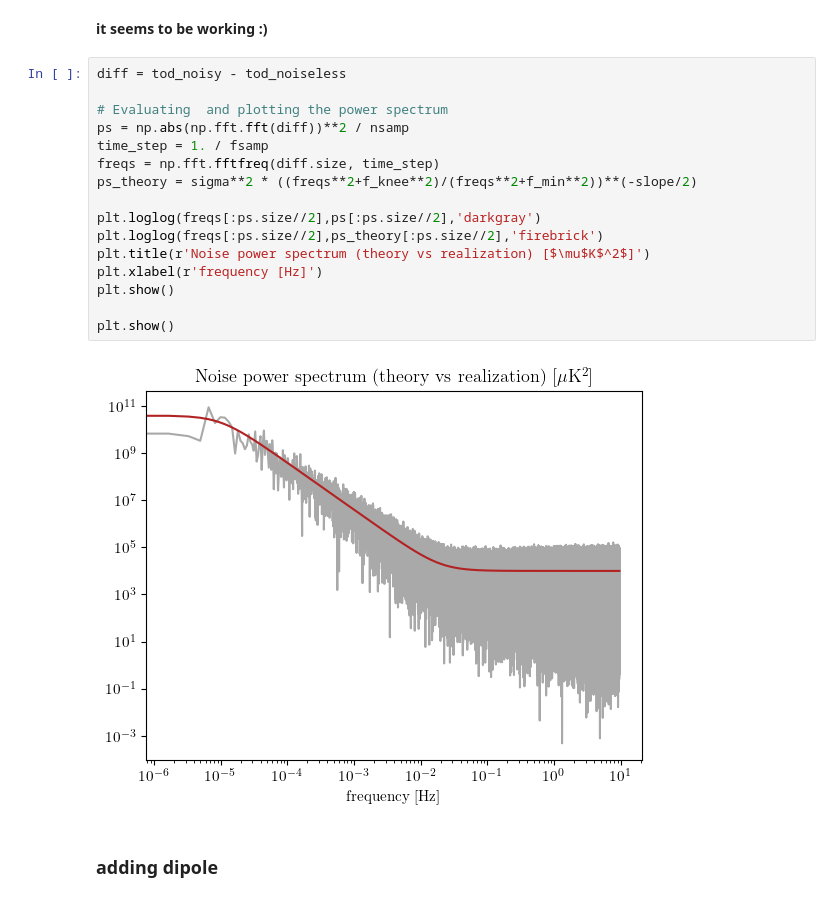
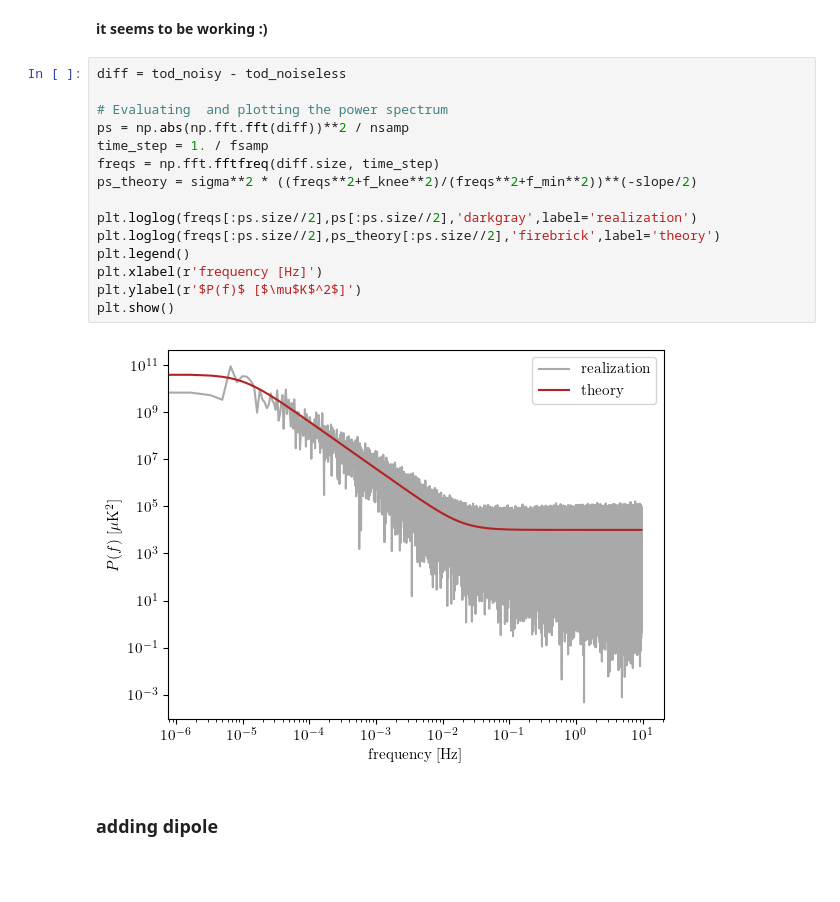
Before and after one commit to martamonelli/beamconv_again, a Jupyter notebook: notebooks/LiteBIRD-like.ipynb, the cells around one changed output. Drawn from its saved outputs; the diff is of its cells as text; blank space fills up the shorter version.

```diff
--- a/notebooks/LiteBIRD-like.ipynb
+++ b/notebooks/LiteBIRD-like.ipynb
@@ -310,20 +311,19 @@ plt.show()
 # %%
 diff = tod_noisy - tod_noiseless
 
 # Evaluating  and plotting the power spectrum
 ps = np.abs(np.fft.fft(diff))**2 / nsamp
 time_step = 1. / fsamp
 freqs = np.fft.fftfreq(diff.size, time_step)
 ps_theory = sigma**2 * ((freqs**2+f_knee**2)/(freqs**2+f_min**2))**(-slope/2)
 
-plt.loglog(freqs[:ps.size//2],ps[:ps.size//2],'darkgray')
-plt.loglog(freqs[:ps.size//2],ps_theory[:ps.size//2],'firebrick')
-plt.title(r'Noise power spectrum (theory vs realization) [$\mu$K$^2$]')
+plt.loglog(freqs[:ps.size//2],ps[:ps.size//2],'darkgray',label='realization')
+plt.loglog(freqs[:ps.size//2],ps_theory[:ps.size//2],'firebrick',label='theory')
+plt.legend()
 plt.xlabel(r'frequency [Hz]')
+plt.ylabel(r'$P(f)$ [$\mu$K$^2$]')
 plt.show()
-
-plt.show()
 # %% [output]
-[figure, old version]
+[figure, new version]
 # %% [markdown]
 ### adding dipole
```
Also changed, not shown: parts of 47 cells of this notebook, 2 other files.
